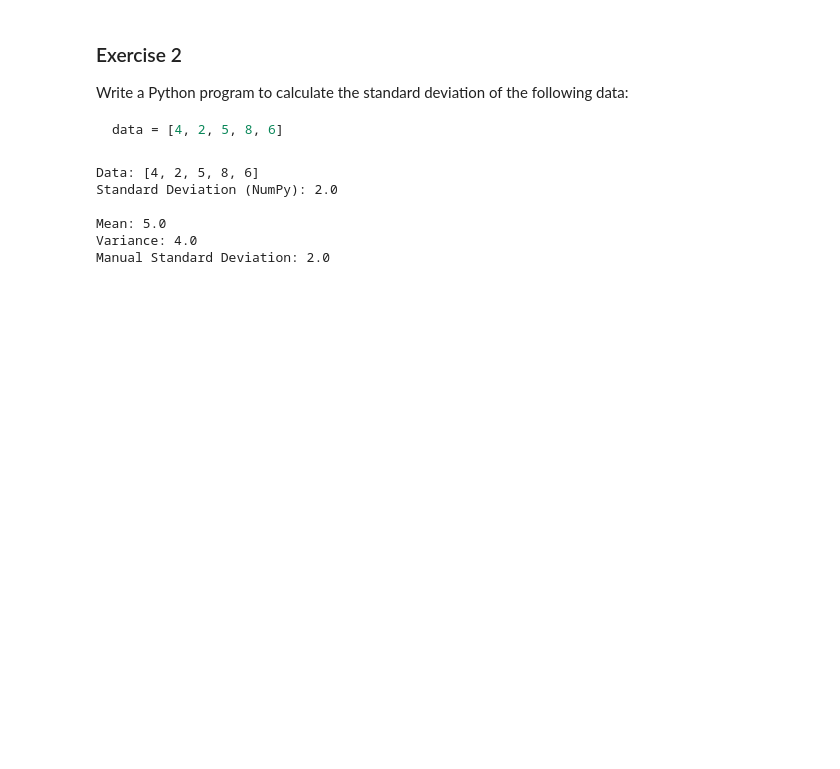
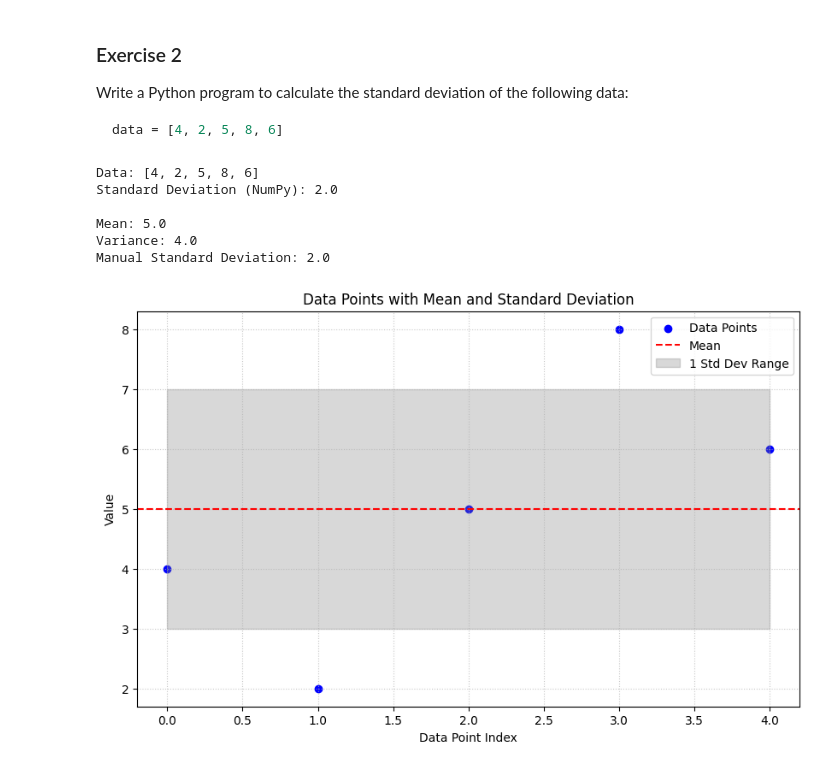
Before and after one commit to msimsdev1/descriptive-statistics-exercises-project-with-python, a Jupyter notebook: notebook/problems.ipynb, the cells around one changed output. Drawn from its saved outputs; the diff is of its cells as text; code cells hidden in the pictures; blank space fills up the shorter version.

````diff
--- a/notebook/problems.ipynb
+++ b/notebook/problems.ipynb
@@ -51,37 +158,55 @@ data = [4, 2, 5, 8, 6]
 ```
 # %%
 import numpy as np
+import matplotlib.pyplot as plt
 
 # Define our sample dataset
-# This represents a small set of measurements or values we want to analyze
 data = [4, 2, 5, 8, 6]
 
-# Use NumPy to calculate standard deviation
-# Calculate the population standard deviation
+# (SD)Standard Deviation using NumPy
 std_dev = np.std(data)
 
-# Print out the original data and its standard deviation for verification
+# Show Mean
+mean = np.mean(data)
+
+# Variance and (MSD) Manual Standard Deviation
+variance = sum((x - mean) ** 2 for x in data) / len(data)
+manual_std_dev = variance ** 0.5
+
+# Print results
 print(f"Data: {data}")
 print(f"Standard Deviation (NumPy): {std_dev}")
-
-# Calculate the mean (average) of the dataset
-mean = np.mean(data)
-
-# Calculate variance: average of squared differences from the mean
-# Variance measures how spread out the numbers are from their average
-variance = sum((x - mean) ** 2 for x in data) / len(data)
-
-# Standard deviation is the square root of variance
-manual_std_dev = variance ** 0.5
-
-# Print the manually calculated standard deviation for comparison
 print(f"\nMean: {mean}")
 print(f"Variance: {variance}")
 print(f"Manual Standard Deviation: {manual_std_dev}")
+
+# Plot Creation
+plt.figure(figsize=(10, 6))
+
+# Plot the data points
+plt.scatter(range(len(data)), data, color='blue', label='Data Points')
+
+# Plot mean line
+plt.axhline(y=mean, color='red', linestyle='--', label='Mean')
+
+# Plot the standard deviation range
+plt.fill_between(range(len(data)), mean - std_dev, mean + std_dev,
+                 color='gray', alpha=0.3, label='1 Std Dev Range')
+
+# Customize the plot
+plt.title('Data Points with Mean and Standard Deviation')
+plt.xlabel('Data Point Index')
+plt.ylabel('Value')
+plt.legend()
+plt.grid(True, linestyle=':', alpha=0.7)
+
+# Plot of data
+plt.show()
 # %% [output]
 Data: [4, 2, 5, 8, 6]
 Standard Deviation (NumPy): 2.0
 
 Mean: 5.0
 Variance: 4.0
 Manual Standard Deviation: 2.0
+[figure, added]
````
Also changed, not shown: parts of 1 cell of this notebook.
